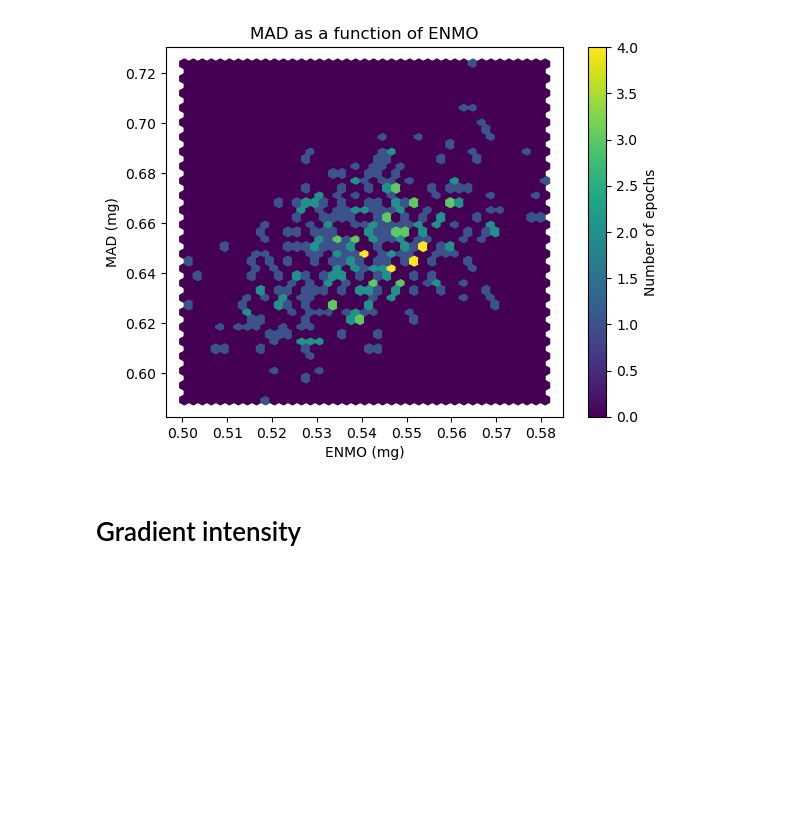
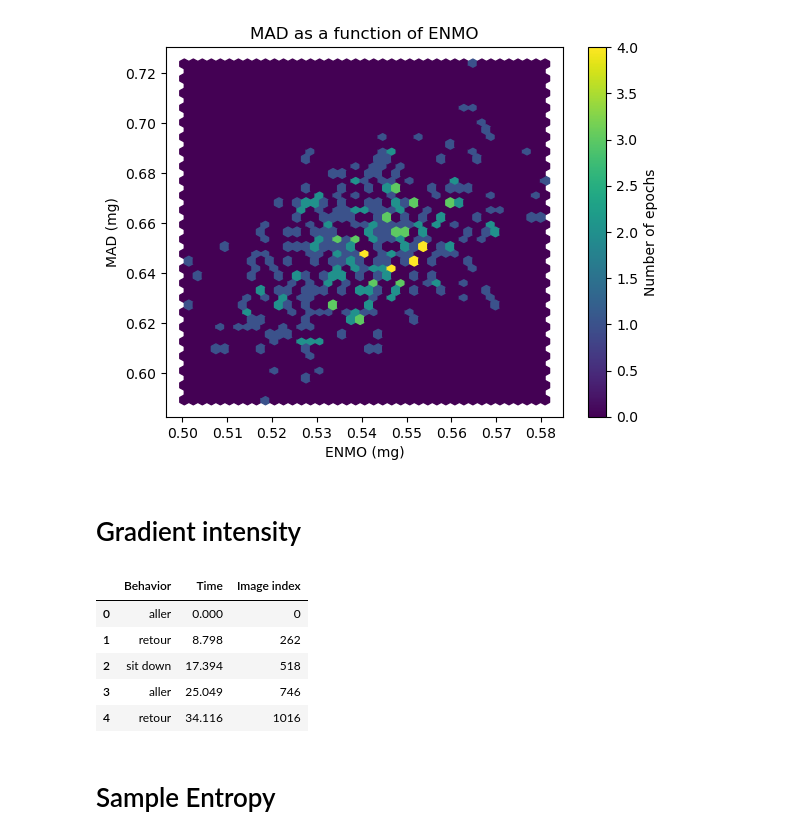
Before and after one commit to ancelingely/Internship_prepa, a Jupyter notebook: template.ipynb, the cells around one changed output. Cells and saved outputs as stored; diff of their text form; code cells hidden in the pictures; blank space fills up the shorter version.

```diff
--- a/template.ipynb
+++ b/template.ipynb
@@ -256,3 +256,18 @@ plt.show()
 [figure]
 # %% [markdown]
 # Gradient intensity
+# %%
+# Open a TSV file
+# From data, import export_1.tsv
+export_2 = pd.read_csv("data/export_2.csv")
+export_2 = export_2.drop(columns=['Observation id', 'Observation date', 'Description', 'Observation duration', 'Observation type', 'Source', 'Time offset (s)', 'Media duration (s)', 'FPS', 'Subject', 'Behavioral category', 'Behavior type', 'Media file name', 'Image file path', 'Comment'])
+export_2
+# %% [output]
+|  | Behavior | Time | Image index |
+| 0 | aller | 0.000 | 0 |
+| 1 | retour | 8.798 | 262 |
+| 2 | sit down | 17.394 | 518 |
+| 3 | aller | 25.049 | 746 |
+| 4 | retour | 34.116 | 1016 |
+# %% [markdown]
+# Sample Entropy
```
Also changed, not shown: parts of 3 cells of this notebook, 10 other files.
